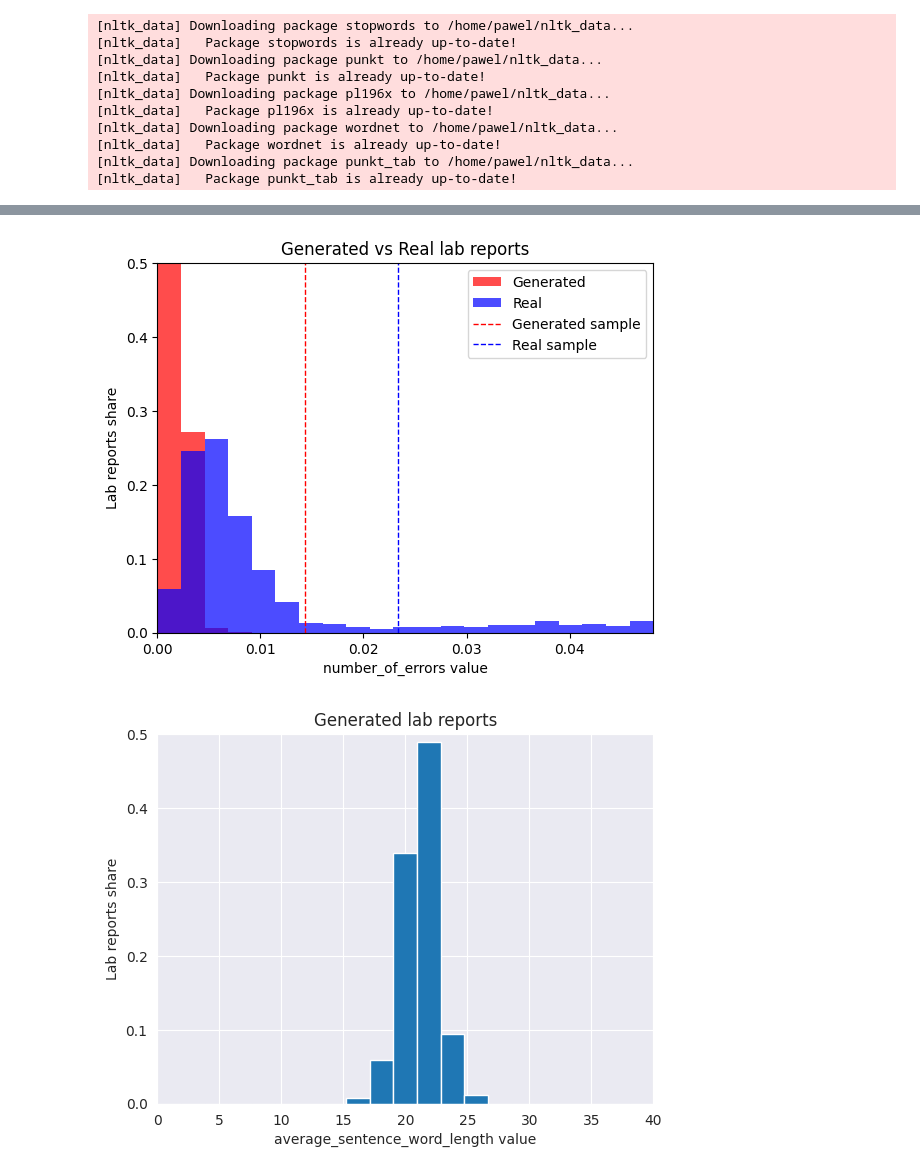
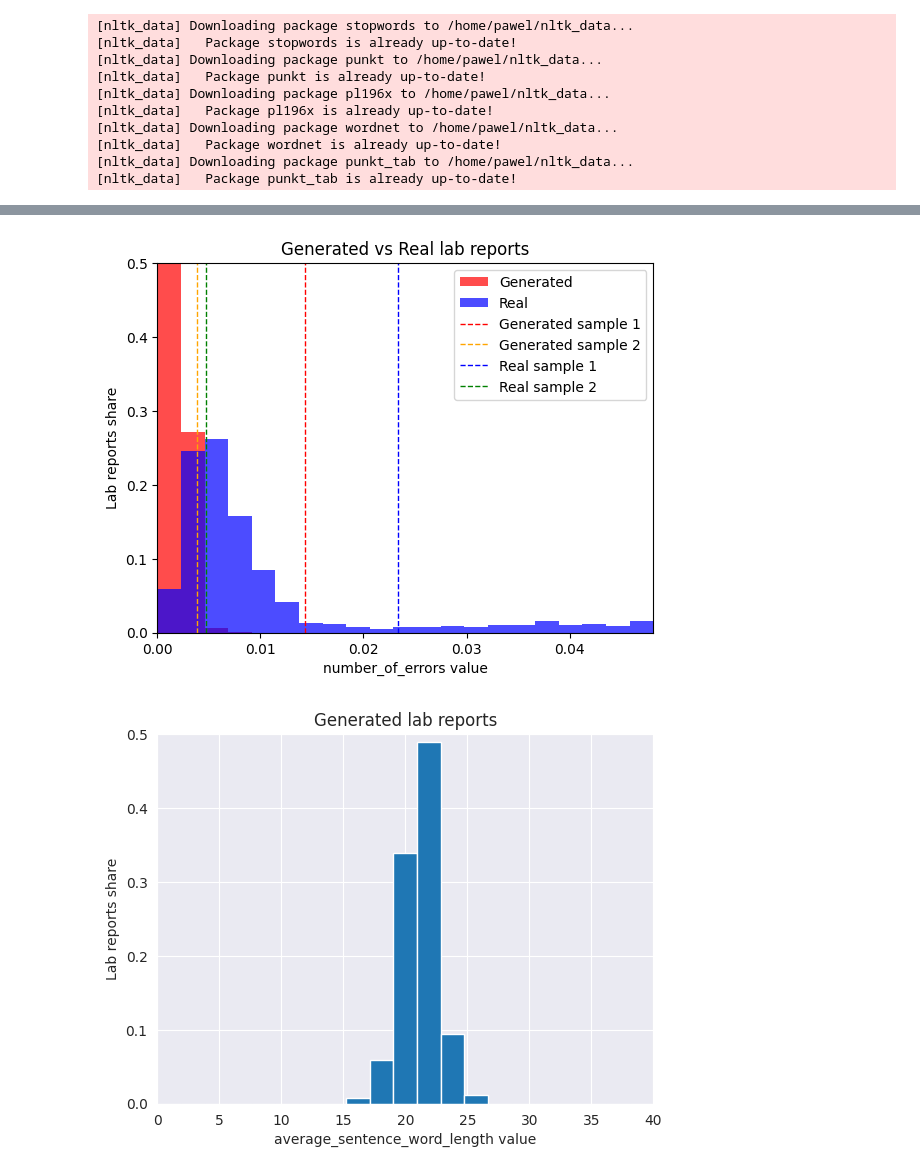
Before and after one commit to Erfantls/anti-gpt-checker, a Jupyter notebook: notebooks/ananas_attributes_analysis.ipynb, the cells around one changed output, grey strips where cells are left out. Saved outputs shown, nothing was run; the diff lists cells and outputs as text; code cells hidden in the pictures.

Commit message:
Add support for comparing sample attributes with the group

```diff
--- a/notebooks/ananas_attributes_analysis.ipynb
+++ b/notebooks/ananas_attributes_analysis.ipynb
@@ -42,6 +42,13 @@ real_to_compare: List[AttributePLInDB] = dao_attributes_to_compare.find_many_by_
 
 generated_flat_dict_to_compare = [(x.to_flat_dict_normalized(), 1) for x in generated_to_compare]
 real_flat_dict_to_compare = [(x.to_flat_dict_normalized(), 0) for x in real_to_compare]
+# %%
+dao_attributes_to_compare2: DAOAttributePL = DAOAttributePL('attributes_manual_test4')
+generated_to_compare2: List[AttributePLInDB] = dao_attributes_to_compare2.find_many_by_query({"is_generated": True})
+real_to_compare2: List[AttributePLInDB] = dao_attributes_to_compare2.find_many_by_query({"is_generated": False})
+
+generated_flat_dict_to_compare2 = [(x.to_flat_dict_normalized(), 1) for x in generated_to_compare2]
+real_flat_dict_to_compare2 = [(x.to_flat_dict_normalized(), 0) for x in real_to_compare2]
 # %%
 data = [(x.to_flat_dict_normalized(), 1) for x in generated]
 data += [(x.to_flat_dict_normalized(), 0) for x in real]
@@ -114,6 +121,11 @@ def plot_two_hists(data1, data2, title, metric_name="Metric", num_bin=21, min_va
         if len(additional_values) == 2:
             plt.axvline(additional_values[0], color='red', linestyle='--', linewidth=1, label='Generated sample')
             plt.axvline(additional_values[1], color='blue', linestyle='--', linewidth=1, label='Real sample')
+        elif len(additional_values) == 4:
+            plt.axvline(additional_values[0], color='red', linestyle='--', linewidth=1, label='Generated sample 1')
+            plt.axvline(additional_values[1], color='orange', linestyle='--', linewidth=1, label='Generated sample 2')
+            plt.axvline(additional_values[2], color='blue', linestyle='--', linewidth=1, label='Real sample 1')
+            plt.axvline(additional_values[3], color='green', linestyle='--', linewidth=1, label='Real sample 2')
     plt.title(title)
     plt.xlim([min_value, max_value])
     plt.ylim(top=top)
@@ -138,10 +150,12 @@ def compare_2_hists(attribute_name: str, min_value=None, max_value=None, top=0.4
 # %%
 attribute_name = 'number_of_errors'
 gen_values = generated_flat_dict_to_compare[0][0][attribute_name]
 real_values = real_flat_dict_to_compare[0][0][attribute_name]
-compare_2_hists('number_of_errors', top=0.5, one_hist=True, additional_values=[gen_values, real_values])
+gen_values2 = generated_flat_dict_to_compare2[0][0][attribute_name]
+real_values2 = real_flat_dict_to_compare2[0][0][attribute_name]
+compare_2_hists(attribute_name, top=0.5, one_hist=True, additional_values=[gen_values, gen_values2, real_values, real_values2])
 # %% [output]
-[figure, old version]
+[figure, new version]
 # %%
 compare_2_hists('average_sentence_word_length', min_value=0, max_value=40, top=0.5)
 # %% [output]
```
Also changed, not shown: 1 other file.
